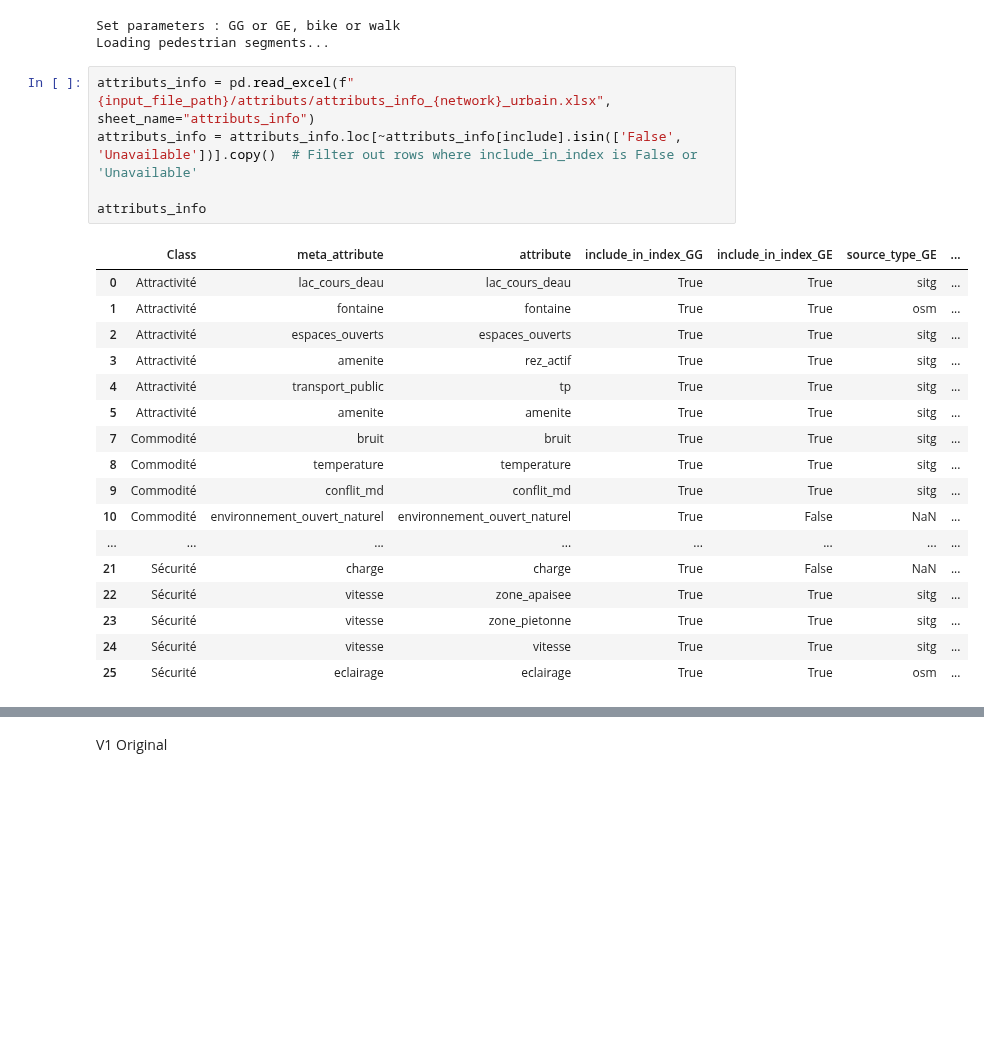
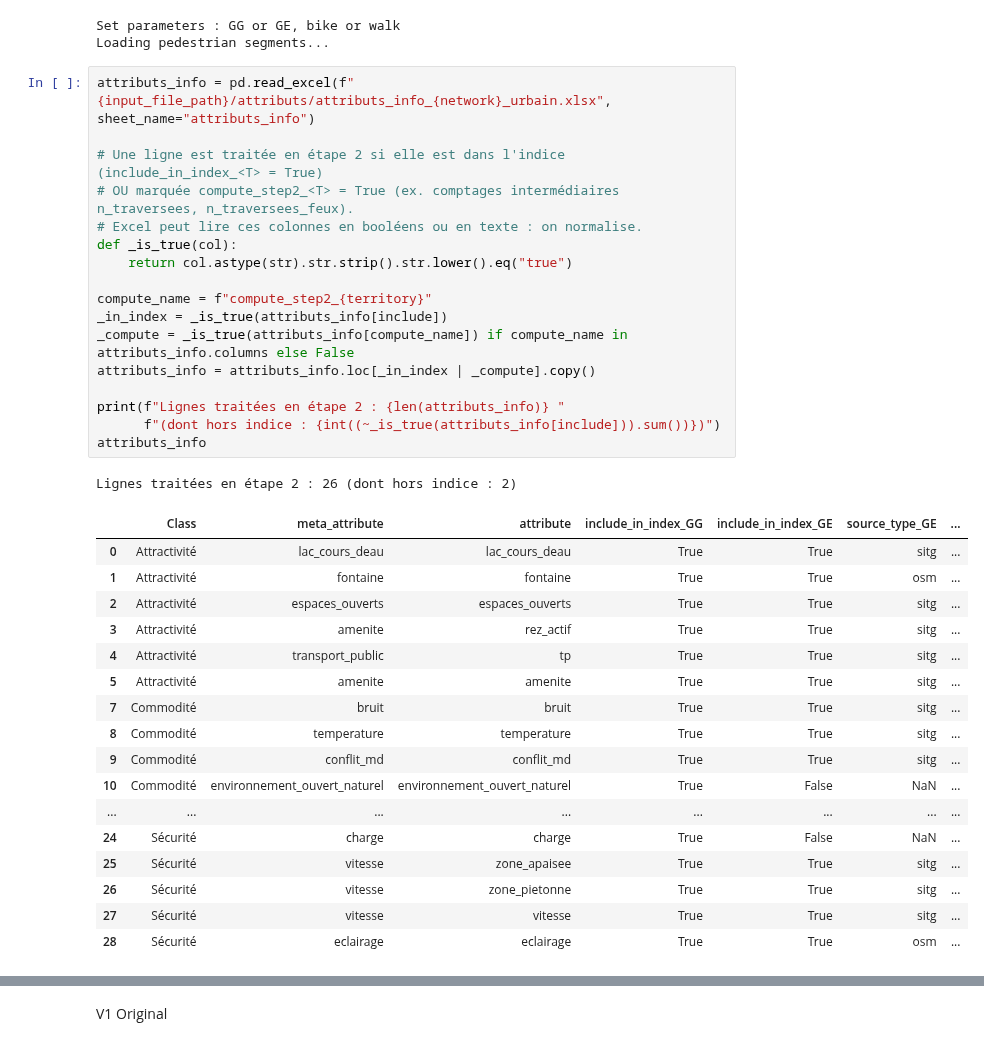
Before and after one commit to action-situee/PROJET_PIETON_GG, a Jupyter notebook: Notebook/Step 2/2_2_Process_features.ipynb, the cells around one changed output, grey strips where cells are left out. Saved outputs shown, nothing was run; the diff lists cells and outputs as text; blank space fills up the shorter version.

```diff
--- a/Notebook/Step 2/2_2_Process_features.ipynb
+++ b/Notebook/Step 2/2_2_Process_features.ipynb
@@ -70,27 +70,40 @@ Set parameters : GG or GE, bike or walk
 Loading pedestrian segments...
 # %%
 attributs_info = pd.read_excel(f"{input_file_path}/attributs/attributs_info_{network}_urbain.xlsx", sheet_name="attributs_info")
-attributs_info = attributs_info.loc[~attributs_info[include].isin(['False', 'Unavailable'])].copy()  # Filter out rows where include_in_index is False or 'Unavailable'
 
+# Une ligne est traitée en étape 2 si elle est dans l'indice (include_in_index_<T> = True)
+# OU marquée compute_step2_<T> = True (ex. comptages intermédiaires n_traversees, n_traversees_feux).
+# Excel peut lire ces colonnes en booléens ou en texte : on normalise.
+def _is_true(col):
+    return col.astype(str).str.strip().str.lower().eq("true")
+
+compute_name = f"compute_step2_{territory}"
+_in_index = _is_true(attributs_info[include])
+_compute = _is_true(attributs_info[compute_name]) if compute_name in attributs_info.columns else False
+attributs_info = attributs_info.loc[_in_index | _compute].copy()
+
+print(f"Lignes traitées en étape 2 : {len(attributs_info)} "
+      f"(dont hors indice : {int((~_is_true(attributs_info[include])).sum())})")
 attributs_info
 # %% [output]
+Lignes traitées en étape 2 : 26 (dont hors indice : 2)
 |  | Class | meta_attribute | attribute | include_in_index_GG | include_in_index_GE | source_type_GE | ... |
 | 0 | Attractivité | lac_cours_deau | lac_cours_deau | True | True | sitg | ... |
 | 1 | Attractivité | fontaine | fontaine | True | True | osm | ... |
 | 2 | Attractivité | espaces_ouverts | espaces_ouverts | True | True | sitg | ... |
 | 3 | Attractivité | amenite | rez_actif | True | True | sitg | ... |
 | 4 | Attractivité | transport_public | tp | True | True | sitg | ... |
 | 5 | Attractivité | amenite | amenite | True | True | sitg | ... |
 | 7 | Commodité | bruit | bruit | True | True | sitg | ... |
 | 8 | Commodité | temperature | temperature | True | True | sitg | ... |
 | 9 | Commodité | conflit_md | conflit_md | True | True | sitg | ... |
 | 10 | Commodité | environnement_ouvert_naturel | environnement_ouvert_naturel | True | False | NaN | ... |
 | ... | ... | ... | ... | ... | ... | ... | ... |
-| 21 | Sécurité | charge | charge | True | False | NaN | ... |
-| 22 | Sécurité | vitesse | zone_apaisee | True | True | sitg | ... |
-| 23 | Sécurité | vitesse | zone_pietonne | True | True | sitg | ... |
-| 24 | Sécurité | vitesse | vitesse | True | True | sitg | ... |
-| 25 | Sécurité | eclairage | eclairage | True | True | osm | ... |
+| 24 | Sécurité | charge | charge | True | False | NaN | ... |
+| 25 | Sécurité | vitesse | zone_apaisee | True | True | sitg | ... |
+| 26 | Sécurité | vitesse | zone_pietonne | True | True | sitg | ... |
+| 27 | Sécurité | vitesse | vitesse | True | True | sitg | ... |
+| 28 | Sécurité | eclairage | eclairage | True | True | osm | ... |
 # %%
 segmented_net
 # %% [output]
```
Also changed, not shown: parts of 6 cells of this notebook, 14 other files.
